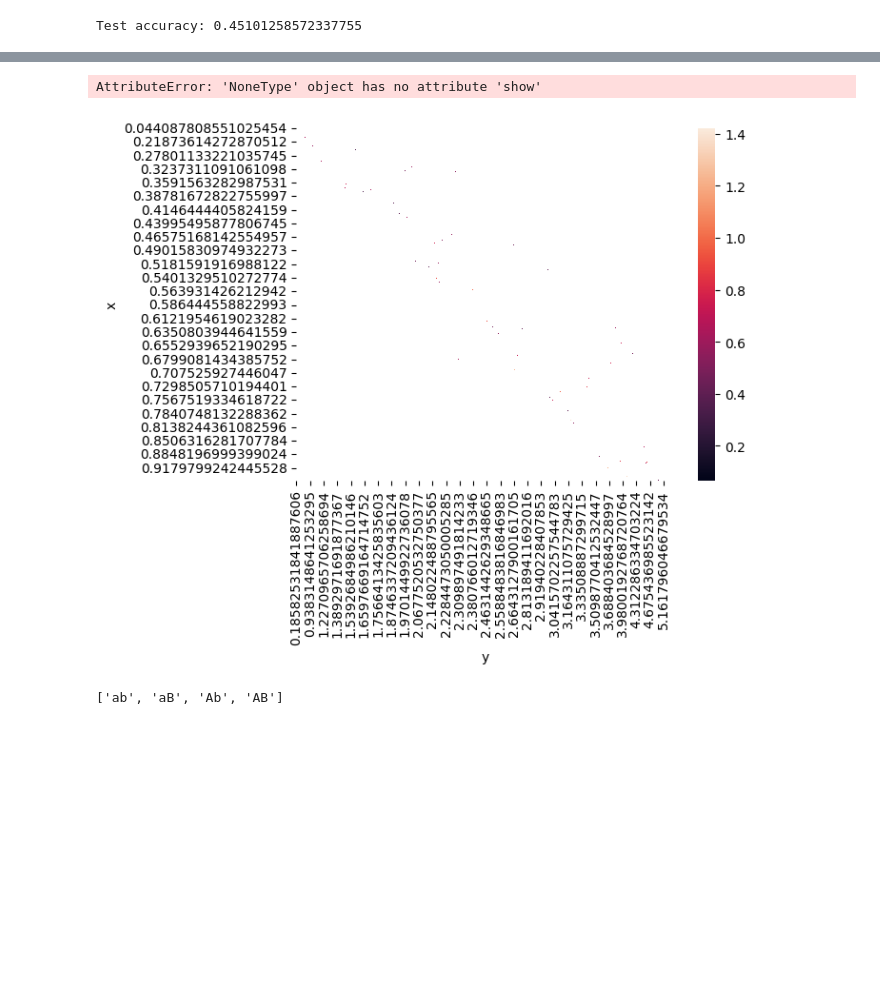
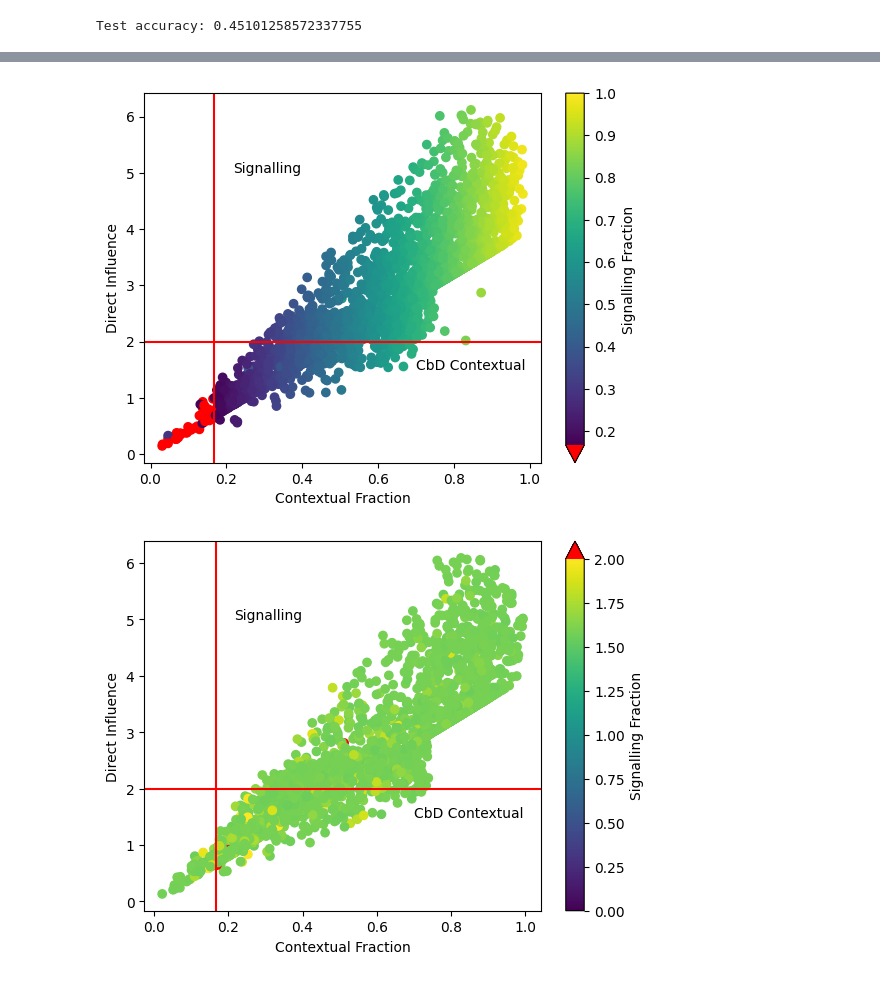
Before and after one commit to TilenLS/qnlp, a Jupyter notebook: main.ipynb, the cells around one changed output, grey strips where cells are left out. Cells and saved outputs as stored; diff of their text form; code cells hidden in the pictures; blank space fills up the shorter version.

Commit message:
fix bug with plots

```diff
--- a/main.ipynb
+++ b/main.ipynb
@@ -335,14 +299,0 @@ array([[0.45872997, 0.1766415 ],
-# %%
-import seaborn as sns
-sf, di, chsh = [], [], []
-for mod, diag in zip(tmp.emp_models, tmp.diagrams):
-    sf.append(mod.signalling_fraction())
-    di.append(mod.CbD_direct_influence())
-    chsh.append(tmp.calc_chsh(tmp.model.get_diagram_output([diag])[0].flatten()))
-data = pd.DataFrame(data={'x':sf, 'y':di, 'z':chsh})
-data = data.pivot(index='x', columns='y', values='z')
-sns.heatmap(data)
-plt.show()
-# %% [output]
-AttributeError: 'NoneType' object has no attribute 'show'
-[figure, removed]
@@ -354,4 +300,4 @@ pairs = {'ab': np.kron(Ry(0).array, Ry(np.pi/8).array),
-# %%
-list(pairs.keys())
-# %% [output]
-['ab', 'aB', 'Ab', 'AB']
+# %%
+tmp = data_processor(scenario=CyclicScenario(['a','b','A','B'],2),
+                    model_path='runs/spider_200epochs/best_model.lt',
+                    data_path='dataset/scenario442_3057_2024-07-08_211116.csv')
@@ -357,0 +306,8 @@ list(pairs.keys())
+# %%
+tmp.plot_cnxt(save=False)
+# %% [output]
+[figure, added]
+# %%
+tmp.plot_cnxt(save=True)
+# %% [output]
+[figure, added]
```
Also changed, not shown: parts of 14 cells of this notebook, 2 other files.
